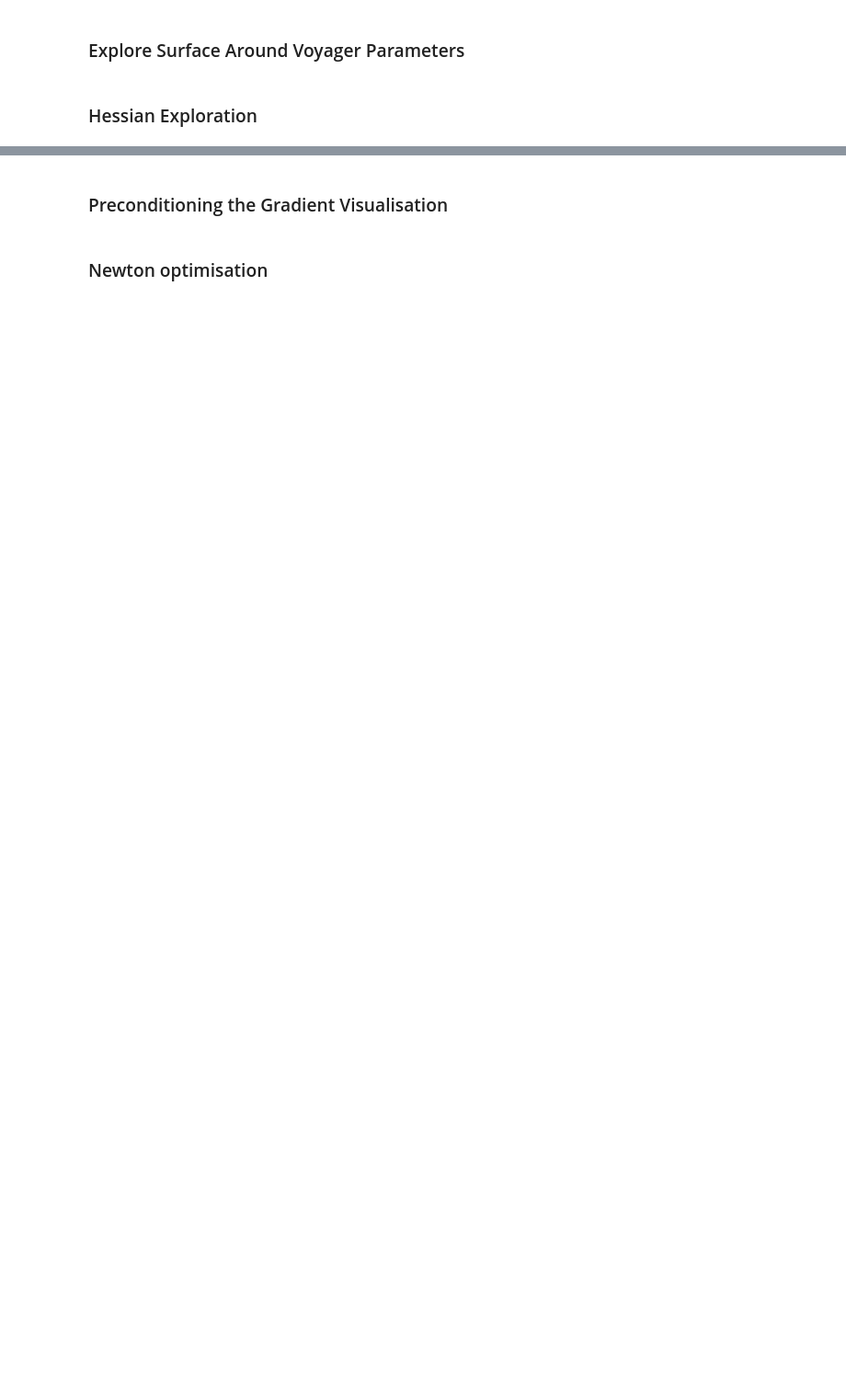
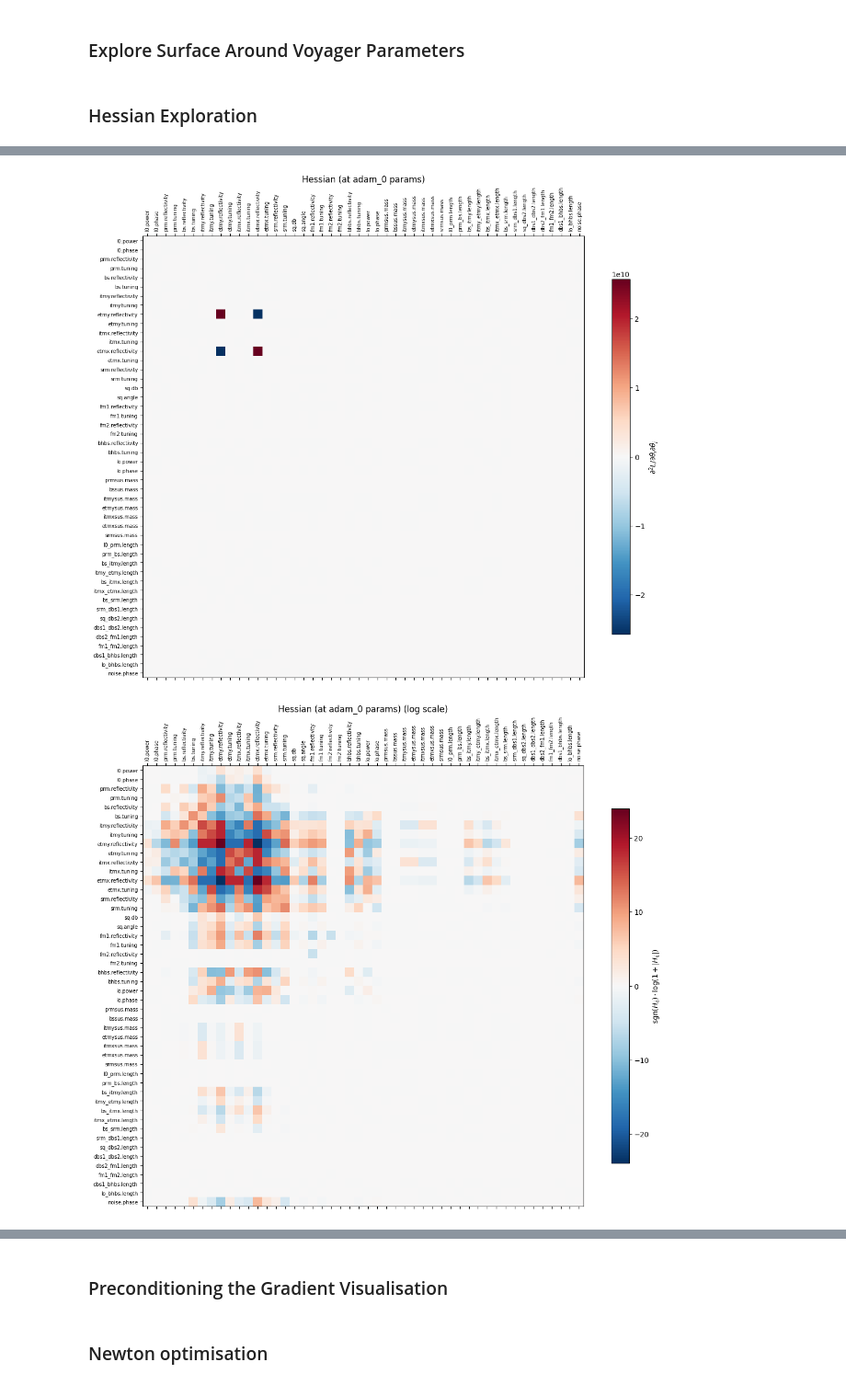
Before and after one commit to artificial-scientist-lab/Differometor-Benchmark, a Jupyter notebook: hessian_investigation/hessian_investigation.ipynb, the cells around one changed output, grey strips where cells are left out. Shown at 92% size. Saved outputs shown, nothing was run; the diff lists cells and outputs as text; code cells hidden in the pictures; blank space fills up the shorter version.

Commit message:
Add Adam point Hessian analysis

```diff
--- a/hessian_investigation/hessian_investigation.ipynb
+++ b/hessian_investigation/hessian_investigation.ipynb
@@ -216,7 +222,7 @@ from matplotlib.colors import SymLogNorm
 
 
 def plot_hessian(hess, labels, name, title_suffix="", save=False):
-    """Plot Hessian analysis: linear, symlog, and eigendecomposition.
+    """Plot Hessian analysis: linear, log, and eigendecomposition.
 
     Args:
         hess: Hessian matrix (n x n).
@@ -274,8 +280,8 @@ def plot_hessian(hess, labels, name, title_suffix="", save=False):
     fig, (ax_u, ax_d) = plt.subplots(
         2,
         1,
-        figsize=(14, 12),
-        gridspec_kw={"height_ratios": [4, 1]},
+        figsize=(14, 14),
+        gridspec_kw={"height_ratios": [4, 1.8]},
         sharex=True,
     )
 
@@ -303,6 +309,7 @@ def plot_hessian(hess, labels, name, title_suffix="", save=False):
     colors = ["tab:red" if d > 0 else "tab:blue" for d in D]
     ax_d.bar(range(n), D, color=colors, width=0.8)
     ax_d.set_yscale("symlog", linthresh=1e-6)
+    ax_d.set_ylim(min(1.5 * D.min(), 0.0), max(1.5 * D.max(), 0.0))
     ax_d.set_ylabel("Eigenvalue")
     ax_d.set_xlabel("Eigenvector index")
     ax_d.axhline(0, color="k", linewidth=0.5)
@@ -332,3 +339,8 @@ def plot_hessian(hess, labels, name, title_suffix="", save=False):
 # %%
 lower, upper = vp.bounds[0], vp.bounds[1]
 rand_points = lower + (upper - lower) * jr.uniform(jr.PRNGKey(42), (3, 48))
+# %%
+adam_params_zero = jnp.load(
+    "adam_constrained_voyager_seed_73_lr_0.1_max_evals_20000_arcsinh_transform.npz"
+)["best_constrained_params"]  # Params found with Adam with loss of 0.0066302
+print(f"Loss at Adam params: {obj.value(adam_params_zero):.6e}")
@@ -337,6 +351,7 @@ voyager_hess = obj_hessian(voyager_params).block_until_ready()
 rand_zero_hess = obj_hessian(rand_points[0]).block_until_ready()
 rand_one_hess = obj_hessian(rand_points[1]).block_until_ready()
 rand_two_hess = obj_hessian(rand_points[2]).block_until_ready()
+adam_zero_hess = obj_hessian(adam_params_zero).block_until_ready()
 # %%
 print(f"Objective value at Voyager params: {obj.value(voyager_params):.6e}")
 print(f"Objective value at rand_0 params: {obj.value(rand_points[0]):.6e}")
@@ -345,9 +367,12 @@ print(f"Objective value at rand_2 params: {obj.value(rand_points[2]):.6e}")
 # %%
 labels = [f"{c}.{p}" for c, p in vp.optimization_pairs]
 D, U = plot_hessian(
-    rand_two_hess,
+    adam_zero_hess,
     labels,
-    name="rand_2",
-    title_suffix="at rand_2 parameters",
-    save=False,
+    name="adam_0",
+    title_suffix="at adam_0 params",
+    save=True,
 )
+# %% [output]
+[figure, added]
+[figure, added]
```
Also changed, not shown: parts of 6 cells of this notebook, 20 other files.
